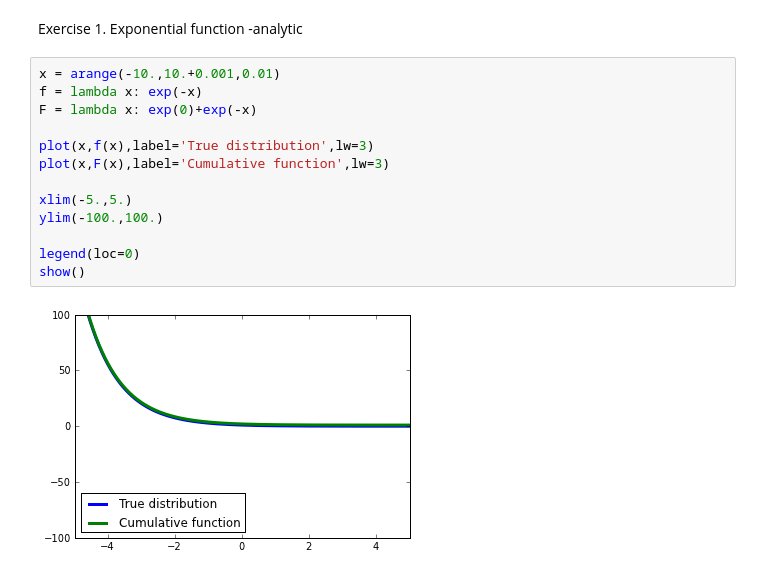
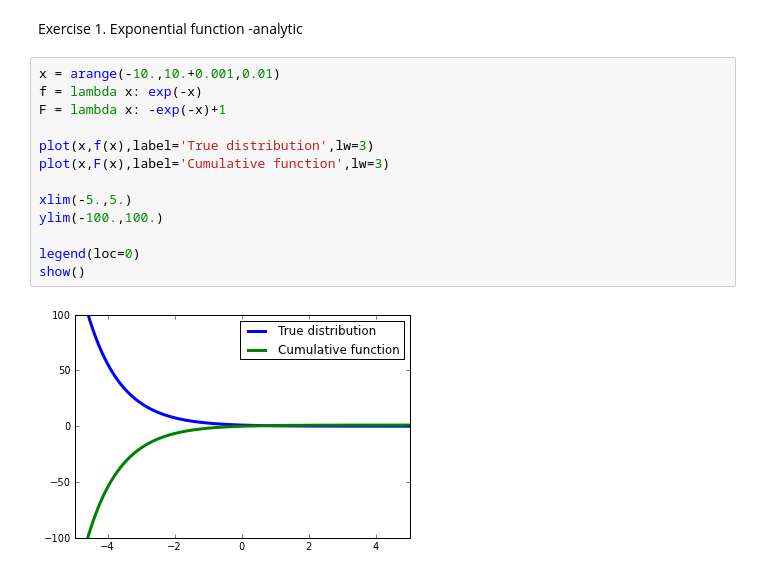
Before and after one commit to Rbnewens/PHYS202-S13, a Jupyter notebook: Week8/Random numbers and Monte Carlo Simulations.ipynb, the cells around one changed output. Cells and saved outputs as stored; diff of their text form.

```diff
--- a/Week8/Random numbers and Monte Carlo Simulations.ipynb
+++ b/Week8/Random numbers and Monte Carlo Simulations.ipynb
@@ -81,18 +81,18 @@ Exercise 1. Exponential function -analytic
 # %%
 x = arange(-10.,10.+0.001,0.01)
 f = lambda x: exp(-x)
-F = lambda x: exp(0)+exp(-x)
+F = lambda x: -exp(-x)+1
 
 plot(x,f(x),label='True distribution',lw=3)
 plot(x,F(x),label='Cumulative function',lw=3)
 
 xlim(-5.,5.)
 ylim(-100.,100.)
 
 legend(loc=0)
 show()
 # %% [output]
-[figure, old version]
+[figure, new version]
 # %%
 #number of samples
 N = 10000
```
Also changed, not shown: parts of 5 cells of this notebook.
